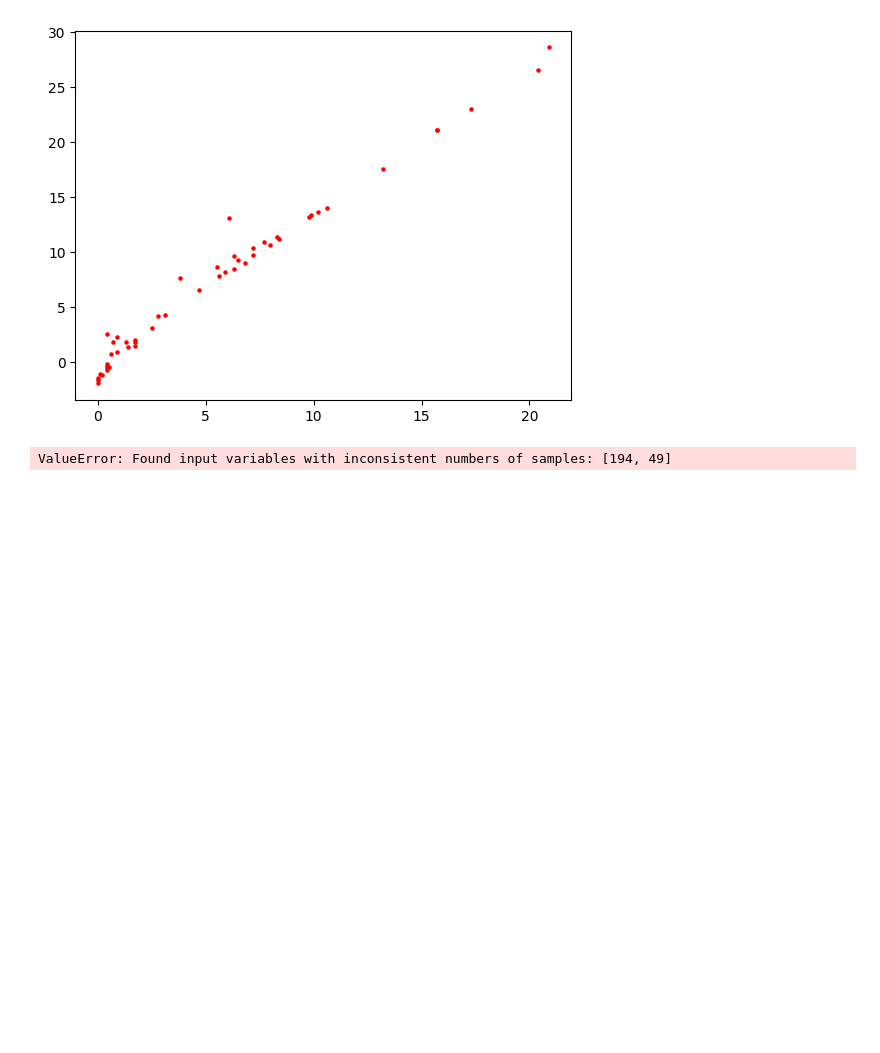
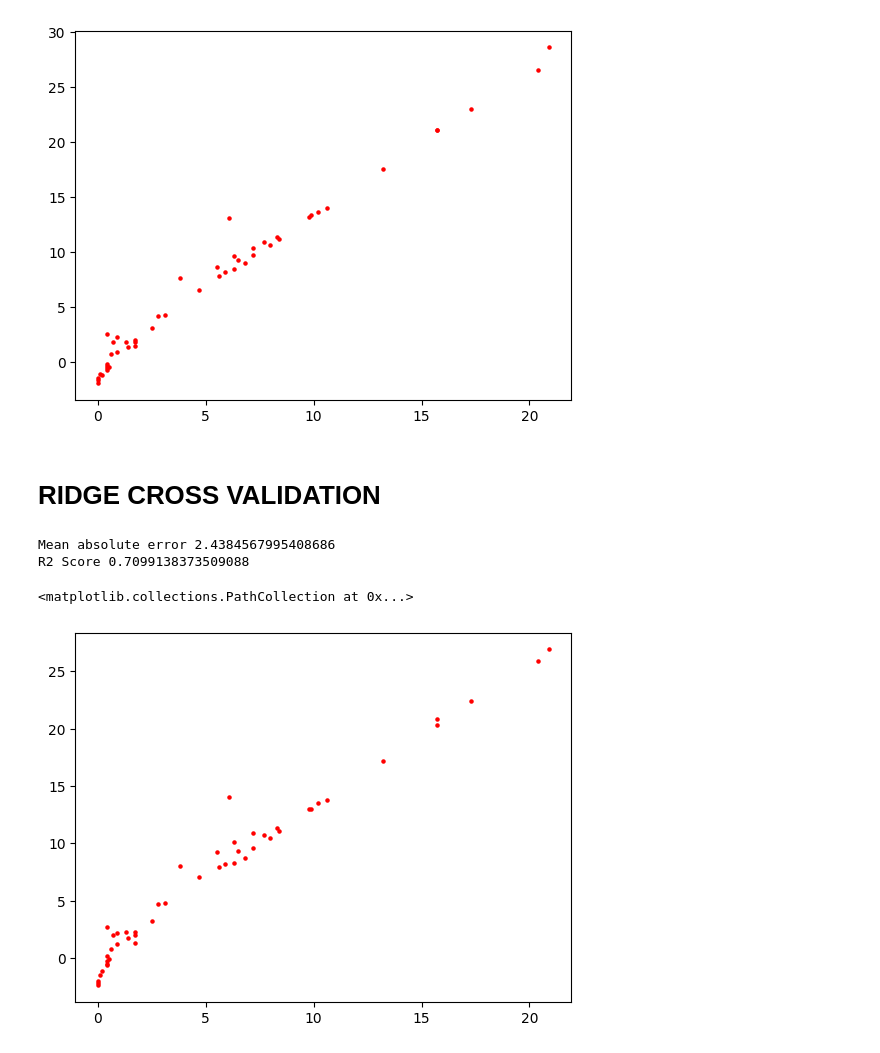
Before and after one commit to qazi-adnan/MACHINE_LEARNING, a Jupyter notebook: 4 ridge lasso and elastic net/file.ipynb, the cells around one changed output. Saved outputs shown, nothing was run; the diff lists cells and outputs as text; code cells hidden in the pictures; blank space fills up the shorter version.

```diff
--- a/4 ridge lasso and elastic net/file.ipynb
+++ b/4 ridge lasso and elastic net/file.ipynb
@@ -323,15 +335,20 @@ Mean absolute error 2.4045582330813677
 R2 Score 0.698172437322643
 <matplotlib.collections.PathCollection at 0x...>
 [figure]
+# %% [markdown]
+# RIDGE CROSS VALIDATION
 # %%
 from sklearn.linear_model import RidgeCV
 ridgecv=RidgeCV(cv=5)
-ridgecv.fit(x_train_scaled,x_test)
+ridgecv.fit(x_train_scaled,y_train)
 y_pred=ridgecv.predict(x_test_scaled)
 mae=mean_absolute_error(y_test,y_pred)
 score=r2_score(y_test,y_pred)
 print("Mean absolute error", mae)
 print("R2 Score", score)
 plt.scatter(y_test,y_pred , color="red", s=5)
 # %% [output]
-ValueError: Found input variables with inconsistent numbers of samples: [194, 49]
+Mean absolute error 2.4384567995408686
+R2 Score 0.7099138373509088
+<matplotlib.collections.PathCollection at 0x...>
+[figure, added]
```
Also changed, not shown: parts of 11 cells of this notebook.
